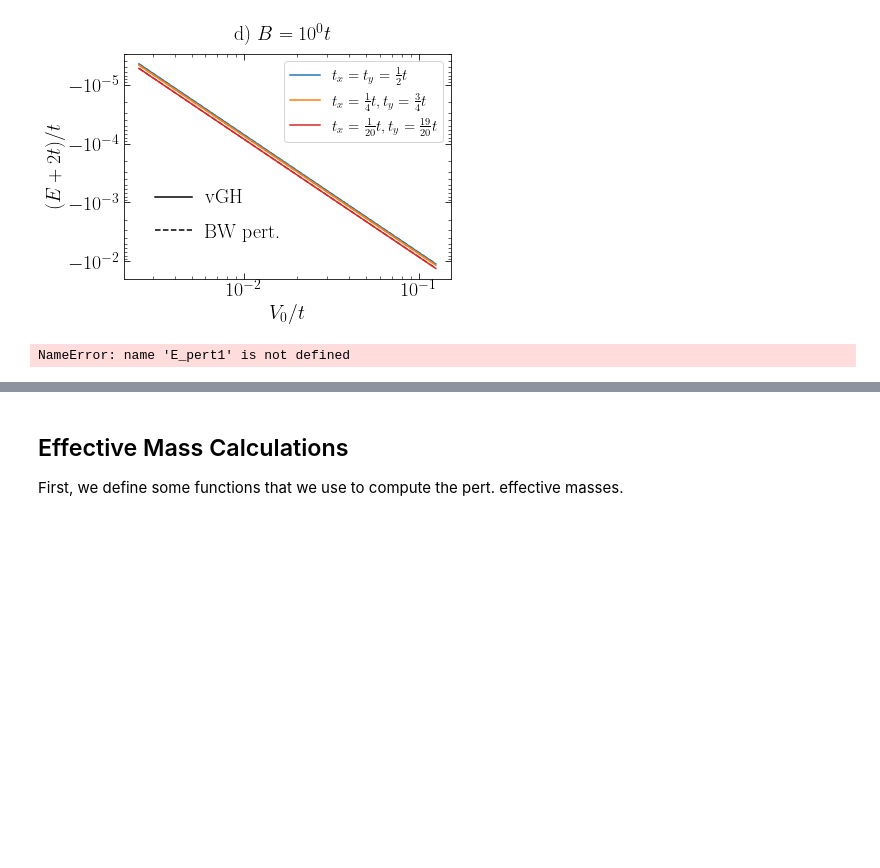
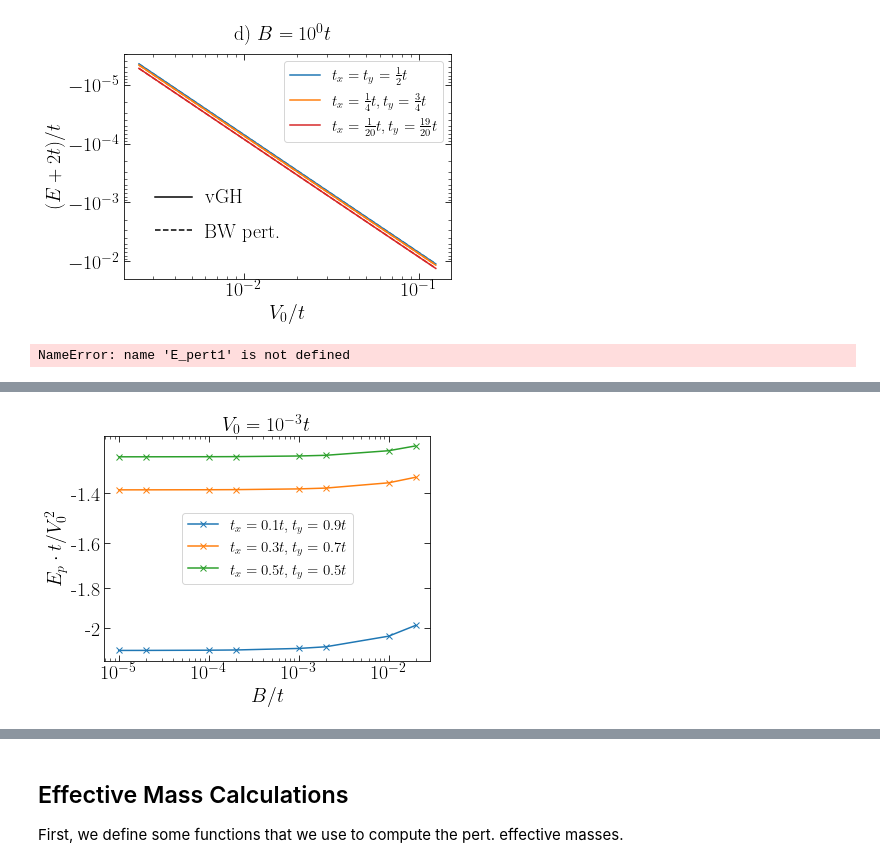
Before and after one commit to Progklui/rotor_lattice_models, a Jupyter notebook: perturbation_theory.ipynb, the cells around one changed output, grey strips where cells are left out. Cells and saved outputs as stored; diff of their text form; code cells hidden in the pictures; blank space fills up the shorter version.

```diff
--- a/perturbation_theory.ipynb
+++ b/perturbation_theory.ipynb
@@ -583,0 +658,43 @@ print(E_pert1-E_vGH1)
+# %%
+A = 6
+plt.rc('figure', figsize=[46.82 * .5**(.5 * A), 33.11 * .5**(.5 * A)])
+plt.rc('text', usetex=True)
+plt.rc('font', family='serif')
+font_size = 20
+
+fig, axs = plt.subplots()
+
+plt.title(r'$V_0 = 10^{-3}t$', fontsize=font_size)
+
+plt.plot((B_arr/sum_tx_ty)**1.0, -Ep_B_sym_V_02[0].real*sum_tx_ty/V_0_B_dep**2, marker='x', label=r'$t_x=0.1t,t_y=0.9t$')
+plt.plot((B_arr/sum_tx_ty)**1.0, -Ep_B_sym_V_02[1].real*sum_tx_ty/V_0_B_dep**2, marker='x', label=r'$t_x=0.3t,t_y=0.7t$')
+plt.plot((B_arr/sum_tx_ty)**1.0, -Ep_B_sym_V_02[2].real*sum_tx_ty/V_0_B_dep**2, marker='x', label=r'$t_x=0.5t,t_y=0.5t$')
+#plt.plot((B_arr/sum_tx_ty)**1.0, 2*sum_tx_ty/np.sqrt(B_arr*(B_arr+4*sum_tx_ty)), marker='x', label=r'try')
+#plt.plot((B_arr/sum_tx_ty)**1.0, 2*sum_tx_ty/np.sqrt(B_arr*4*sum_tx_ty), marker='x', label=r'try')
+#plt.plot(B_arr/sum_tx_ty, 2*Ep_theory/sum_tx_ty/V_0_B_dep**2, marker='x', label=r'1D, $t=200$')
+
+
+plt.xlabel(r'$B/t$', fontsize=font_size)
+plt.ylabel(r'$E_p\cdot t/V_0^2$', fontsize=font_size)
+
+#plt.xticks(fontsize=font_size)
+#plt.yticks(fontsize=font_size)
+
+axs.set_xscale('log', base=10)
+axs.set_yscale('log', base=10)
+
+axs.invert_yaxis()
+axs.set_yticks([2,1.8,1.6,1.4],[r'-2',r'-1.8',r'-1.6',r'-1.4'])
+
+axs.legend(fontsize=15, loc=10)
+
+plt.tick_params(axis='x', direction='in', length=6, top=True, labelsize=font_size)
+plt.tick_params(axis='y', direction='in', length=6, right=True, labelsize=font_size)
+plt.tick_params(axis='x', which='minor', direction='in', length=3, top=True, labelsize=font_size)
+plt.tick_params(axis='y', which='minor', direction='in', length=3, right=True, labelsize=font_size)
+
+#plt.tick_params(which='minor', axis='y', direction='in', right=True)
+
+plt.savefig('results/perturbation_theory/prefactor_scan_polaron_energy.svg')
+# %% [output]
+[figure, added]
```
Also changed, not shown: parts of 6 cells of this notebook.
